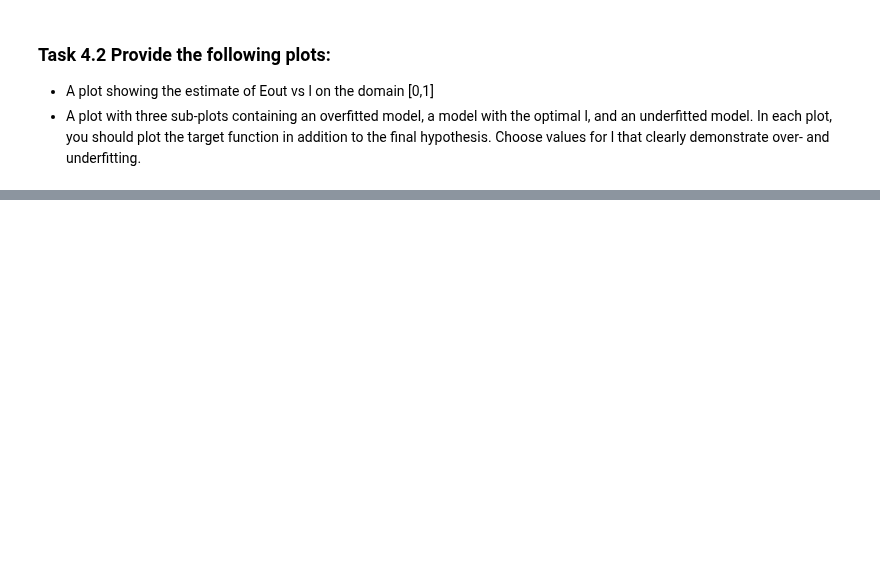
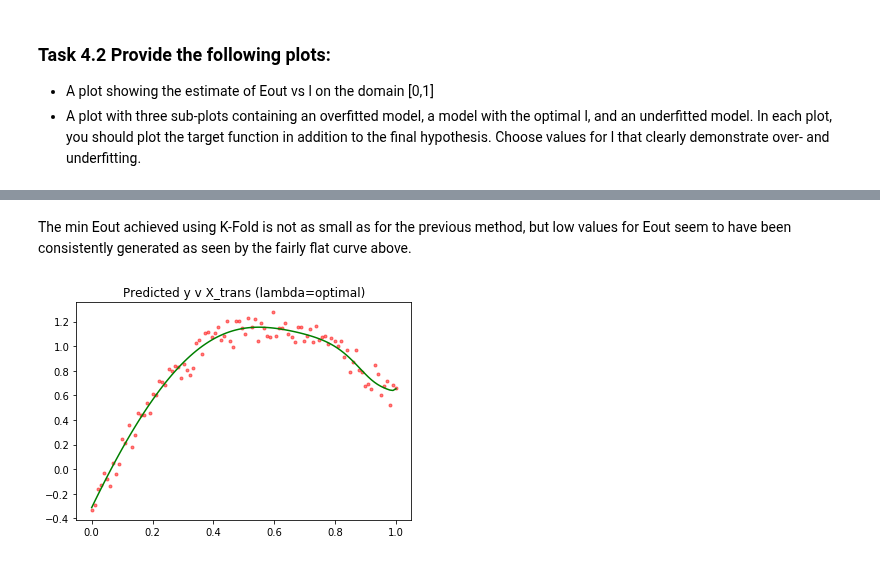
Before and after one commit to vipulpopat/MSCAI_Sem1_Etivity4, a Jupyter notebook: Etivity4_CE6002 - 18200036.ipynb, the cells around one changed output, grey strips where cells are left out. Cells and saved outputs as stored; diff of their text form; code cells hidden in the pictures; blank space fills up the shorter version.

```diff
--- a/Etivity4_CE6002 - 18200036.ipynb
+++ b/Etivity4_CE6002 - 18200036.ipynb
@@ -104,0 +229,13 @@ plt.show()
+# %% [markdown]
+The min Eout achieved using K-Fold is not as small as for the previous method, but low values for Eout seem to have been consistently generated as seen by the fairly flat curve above.
+# %%
+#Generate a plot for the optimal l generated using K-Fold
+w_l = weights_reg(X_train, y_train, labda_min_eout)
+pred_l = lin_reg(w_l, X_trans)
+
+plt.plot(X, y ,'r.', alpha=0.5)
+plt.plot(X, pred_l, 'g')
+plt.title('Predicted y v X_trans (lambda=optimal)')
+plt.show()
+# %% [output]
+[figure, added]
```
Also changed, not shown: parts of 11 cells of this notebook.
